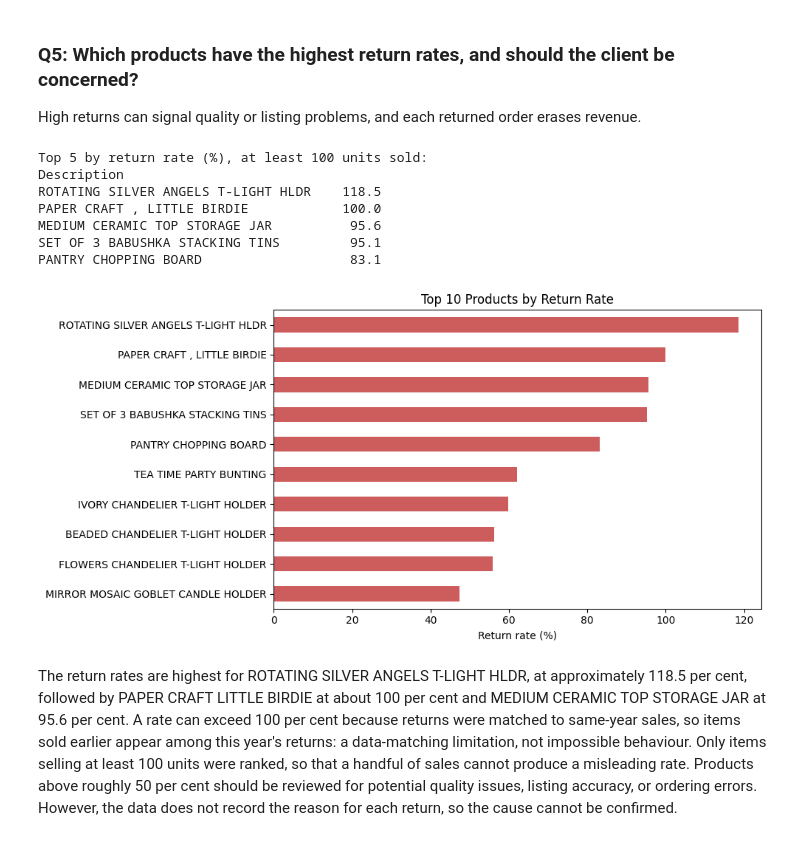
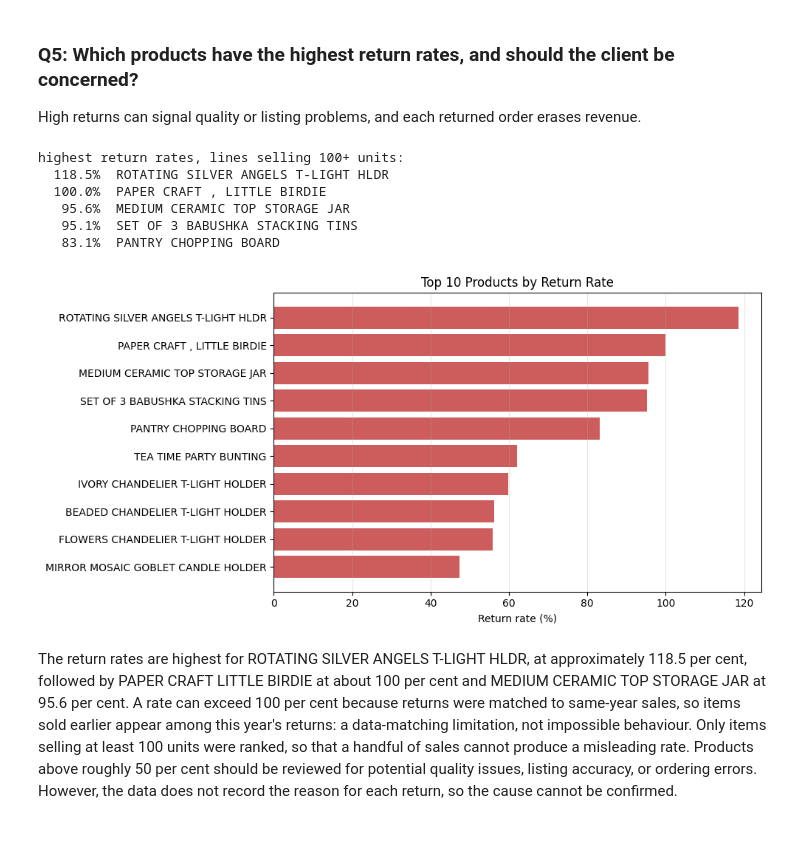
Before and after one commit to sonu2002/M504-AI-Applications-GH1057991, a Jupyter notebook: M504_GH1057991.ipynb, the cells around one changed output. Saved outputs shown, nothing was run; the diff lists cells and outputs as text; code cells hidden in the pictures.

```diff
--- a/M504_GH1057991.ipynb
+++ b/M504_GH1057991.ipynb
@@ -265,32 +252,27 @@ The Lorenz curve shows that 26.1 per cent of purchasing customers (1,132 of 4,33
 
 High returns can signal quality or listing problems, and each returned order erases revenue.
 # %%
-# returns / units sold
-units_sold = goods.groupby('Description')['Quantity'].sum()
-returns = retail[retail['IsCancelled'] & retail['StockCode'].astype(str).str.match(r'^\d{5}')]
-units_returned = returns.groupby('Description')['Quantity'].sum().abs()
-popular = units_sold[units_sold >= 100]
-return_rate = (units_returned.reindex(popular.index).fillna(0) / popular * 100)
-worst = return_rate.sort_values(ascending=False).head(10)
-print("Top 5 by return rate (%), at least 100 units sold:")
-print(worst.head(5).round(1).to_string())
+# units sent back as a share of units sold
+shipped = goods.pivot_table(index='Description', values='Quantity', aggfunc='sum')['Quantity']
+back = retail.loc[retail['IsCancelled'] & code5]
+returned = back.groupby('Description')['Quantity'].sum().abs()
+popular = shipped[shipped.ge(100)]
+worst = returned.reindex(popular.index).fillna(0).div(popular).mul(100).nlargest(10)
+print("highest return rates, lines selling 100+ units:")
+for name, rate in worst.head(5).items():
+    print(f"  {rate:5.1f}%  {name.strip()}")
 
-fig, ax = plt.subplots(figsize=(10, 5))
-worst.sort_values().plot(kind='barh', ax=ax, color='indianred')
-ax.set_xlabel('Return rate (%)')
-ax.set_title('Top 10 Products by Return Rate')
-ax.set_ylabel('')
-plt.tight_layout()
-plt.show()
+ax = canvas(10, 5)
+ax.barh(worst.index[::-1], worst.values[::-1], color='indianred')
+show(ax, 'Return rate (%)', '', 'Top 10 Products by Return Rate')
 # %% [output]
-Top 5 by return rate (%), at least 100 units sold:
-Description
-ROTATING SILVER ANGELS T-LIGHT HLDR    118.5
-PAPER CRAFT , LITTLE BIRDIE            100.0
-MEDIUM CERAMIC TOP STORAGE JAR          95.6
-SET OF 3 BABUSHKA STACKING TINS         95.1
-PANTRY CHOPPING BOARD                   83.1
+highest return rates, lines selling 100+ units:
+  118.5%  ROTATING SILVER ANGELS T-LIGHT HLDR
+  100.0%  PAPER CRAFT , LITTLE BIRDIE
+   95.6%  MEDIUM CERAMIC TOP STORAGE JAR
+   95.1%  SET OF 3 BABUSHKA STACKING TINS
+   83.1%  PANTRY CHOPPING BOARD
-[figure, old version]
+[figure, new version]
 # %% [markdown]
 The return rates are highest for ROTATING SILVER ANGELS T-LIGHT HLDR, at approximately 118.5 per cent, followed by PAPER CRAFT LITTLE BIRDIE at about 100 per cent and MEDIUM CERAMIC TOP STORAGE JAR at 95.6 per cent. A rate can exceed 100 per cent because returns were matched to same-year sales, so items sold earlier appear among this year's returns: a data-matching limitation, not impossible behaviour. Only items selling at least 100 units were ranked, so that a handful of sales cannot produce a misleading rate. Products above roughly 50 per cent should be reviewed for potential quality issues, listing accuracy, or ordering errors. However, the data does not record the reason for each return, so the cause cannot be confirmed.
 # %% [markdown]
```
Also changed, not shown: parts of 21 cells of this notebook, 2 other files.
